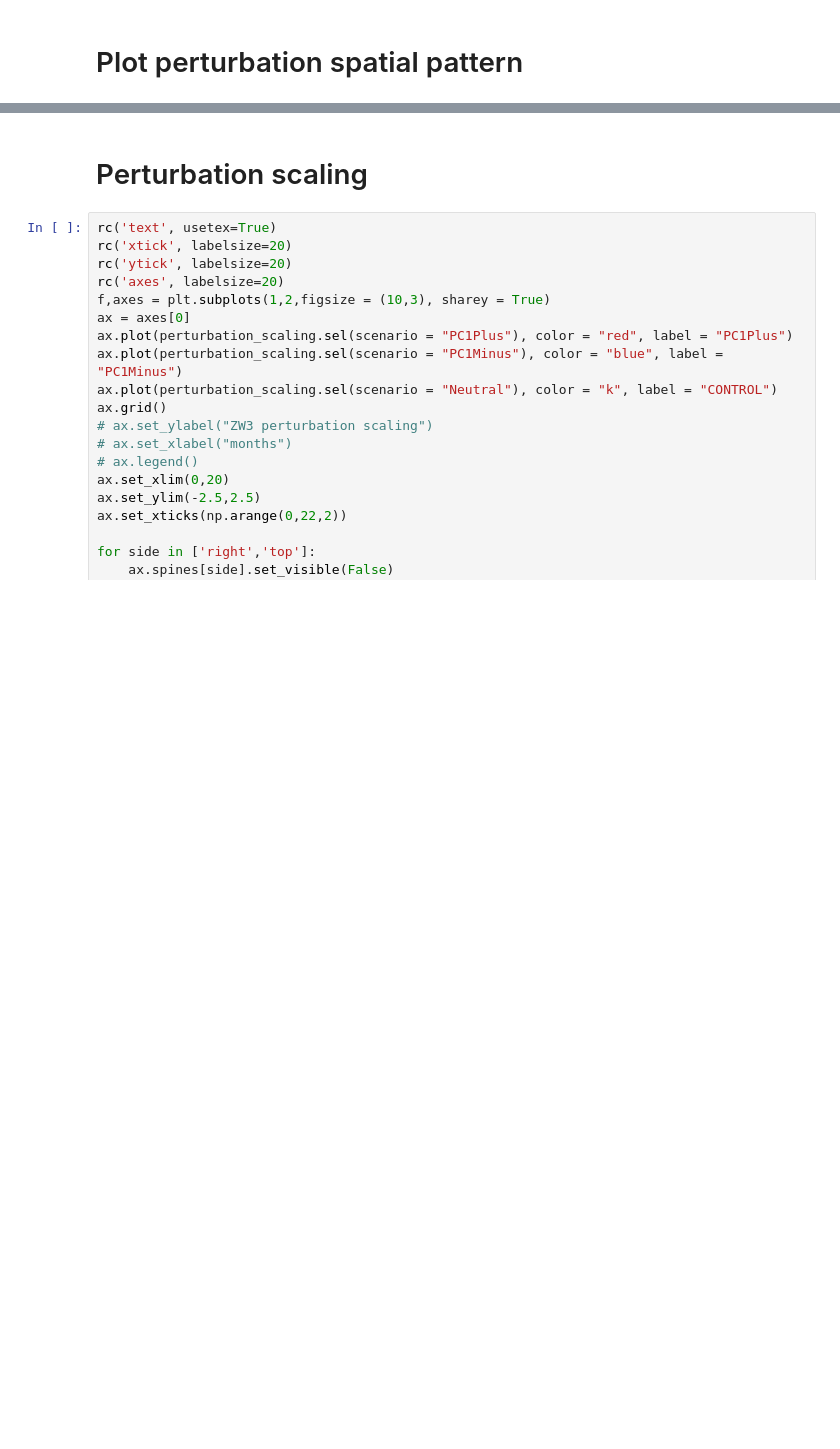
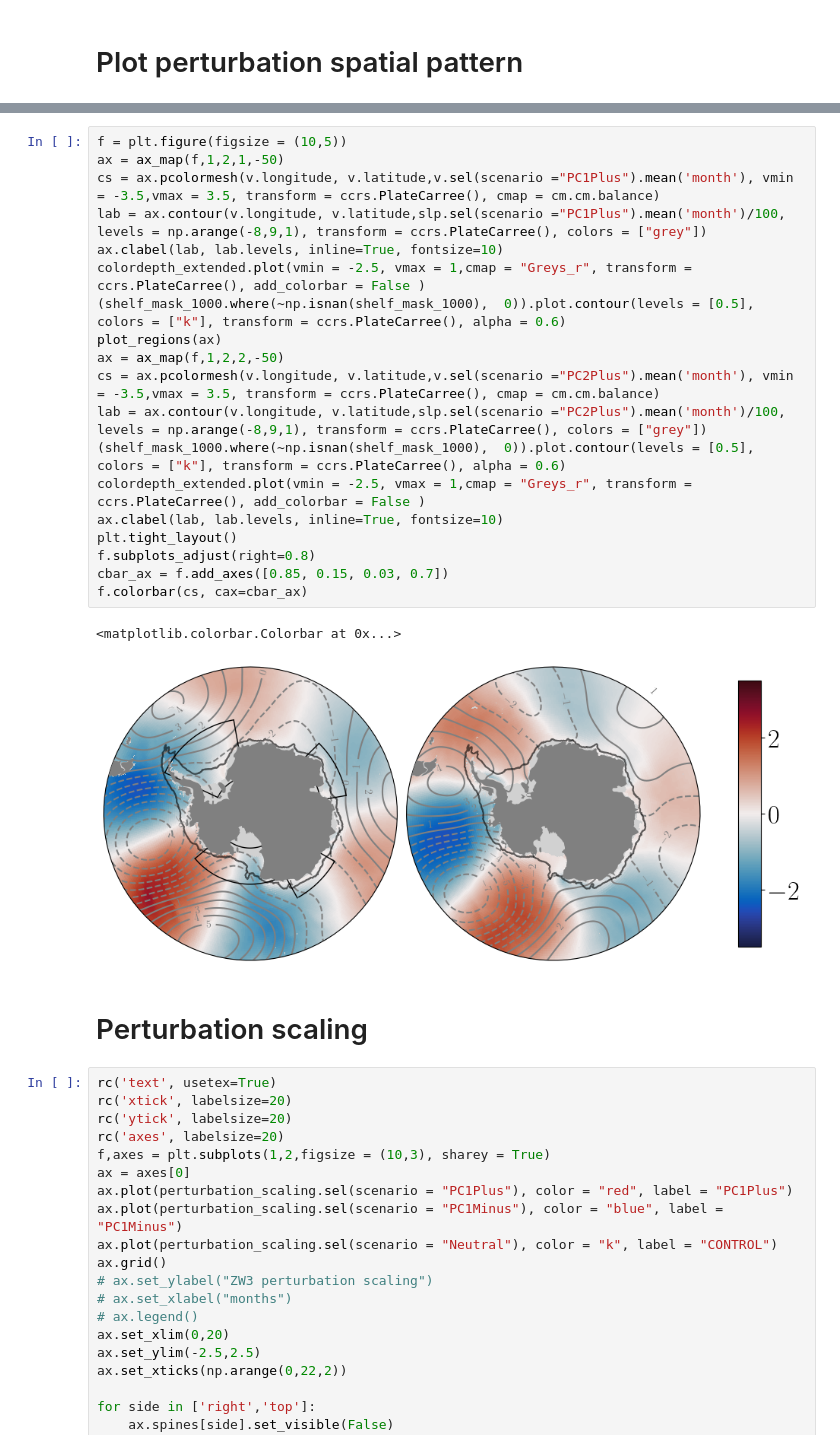
Before and after one commit to MatthisAuger/ZW3_densewater, a Jupyter notebook: submission_figs/fig1.ipynb, the cells around one changed output, grey strips where cells are left out. Drawn from its saved outputs; the diff is of its cells as text; blank space fills up the shorter version.

```diff
--- a/submission_figs/fig1.ipynb
+++ b/submission_figs/fig1.ipynb
@@ -80,3 +133,25 @@ sim_iceconc = xr.open_dataarray("/g/data/oz91/ma3822/ZW3/data/fig1/sim_iceconc.n
+# %%
+f = plt.figure(figsize = (10,5))
+ax = ax_map(f,1,2,1,-50)
+cs = ax.pcolormesh(v.longitude, v.latitude,v.sel(scenario ="PC1Plus").mean('month'), vmin = -3.5,vmax = 3.5, transform = ccrs.PlateCarree(), cmap = cm.cm.balance)
+lab = ax.contour(v.longitude, v.latitude,slp.sel(scenario ="PC1Plus").mean('month')/100, levels = np.arange(-8,9,1), transform = ccrs.PlateCarree(), colors = ["grey"])
+ax.clabel(lab, lab.levels, inline=True, fontsize=10)
+colordepth_extended.plot(vmin = -2.5, vmax = 1,cmap = "Greys_r", transform = ccrs.PlateCarree(), add_colorbar = False )
+(shelf_mask_1000.where(~np.isnan(shelf_mask_1000),  0)).plot.contour(levels = [0.5], colors = ["k"], transform = ccrs.PlateCarree(), alpha = 0.6)
+plot_regions(ax)
+ax = ax_map(f,1,2,2,-50)
+cs = ax.pcolormesh(v.longitude, v.latitude,v.sel(scenario ="PC2Plus").mean('month'), vmin = -3.5,vmax = 3.5, transform = ccrs.PlateCarree(), cmap = cm.cm.balance)
+lab = ax.contour(v.longitude, v.latitude,slp.sel(scenario ="PC2Plus").mean('month')/100, levels = np.arange(-8,9,1), transform = ccrs.PlateCarree(), colors = ["grey"])
+(shelf_mask_1000.where(~np.isnan(shelf_mask_1000),  0)).plot.contour(levels = [0.5], colors = ["k"], transform = ccrs.PlateCarree(), alpha = 0.6)
+colordepth_extended.plot(vmin = -2.5, vmax = 1,cmap = "Greys_r", transform = ccrs.PlateCarree(), add_colorbar = False )
+ax.clabel(lab, lab.levels, inline=True, fontsize=10)
+plt.tight_layout()
+f.subplots_adjust(right=0.8)
+cbar_ax = f.add_axes([0.85, 0.15, 0.03, 0.7])
+f.colorbar(cs, cax=cbar_ax)
+# %% [output]
+<matplotlib.colorbar.Colorbar at 0x...>
+[figure, added]
 # %% [markdown]
 # Perturbation scaling
 # %%
```
Also changed, not shown: parts of 12 cells of this notebook, 2 other files.
